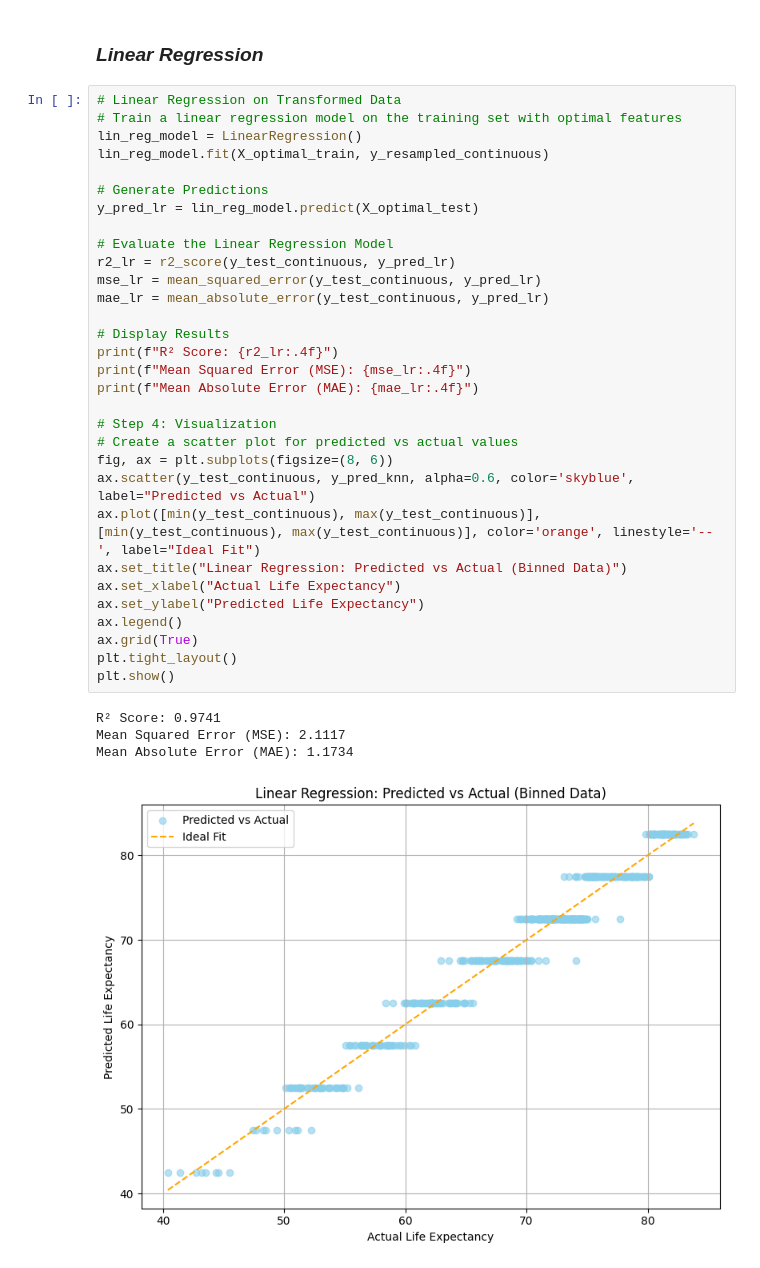
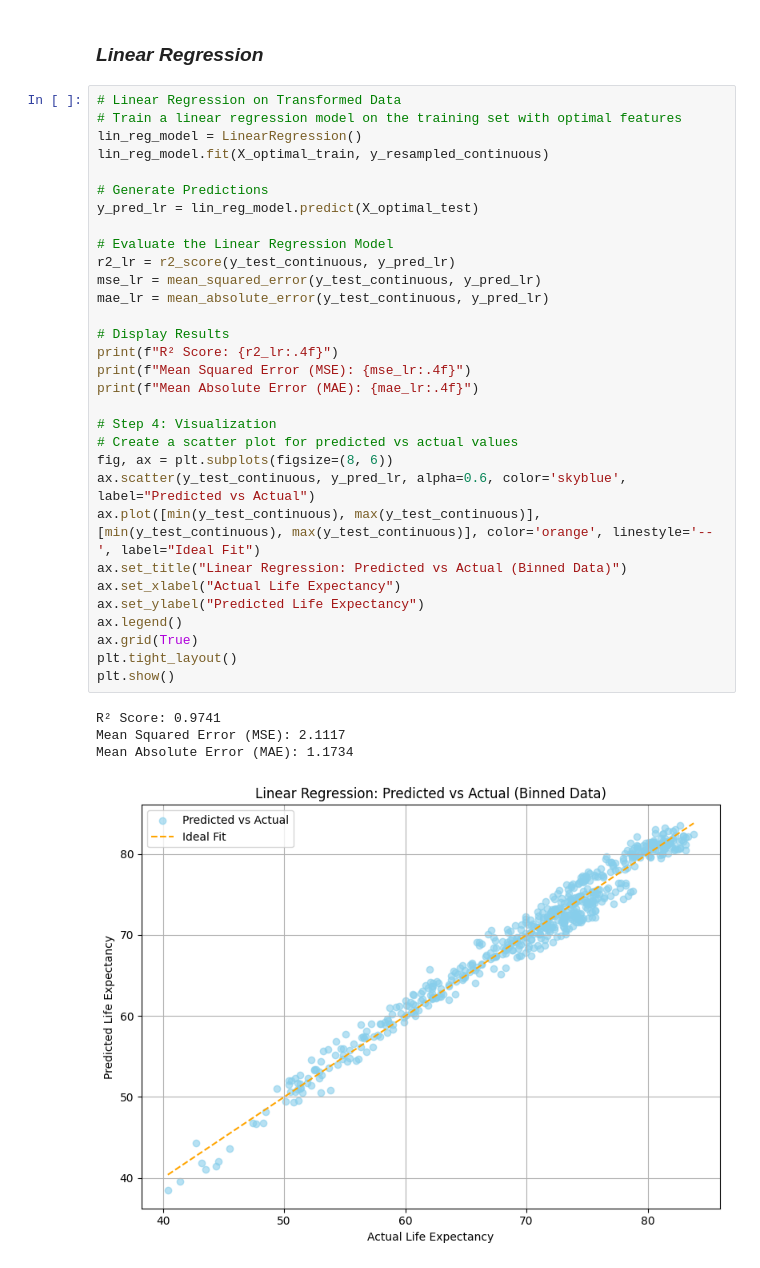
Before and after one commit to malinhauglandh/life-expectancy-prediction, a Jupyter notebook: eda/feature_selection_binning.ipynb, the cells around one changed output. Cells and saved outputs as stored; diff of their text form.

Commit message:
Fixed plot for lin reg

```diff
--- a/eda/feature_selection_binning.ipynb
+++ b/eda/feature_selection_binning.ipynb
@@ -772,32 +772,32 @@ lin_reg_model = LinearRegression()
 lin_reg_model.fit(X_optimal_train, y_resampled_continuous)
 
 # Generate Predictions
 y_pred_lr = lin_reg_model.predict(X_optimal_test)
 
 # Evaluate the Linear Regression Model
 r2_lr = r2_score(y_test_continuous, y_pred_lr)
 mse_lr = mean_squared_error(y_test_continuous, y_pred_lr)
 mae_lr = mean_absolute_error(y_test_continuous, y_pred_lr)
 
 # Display Results
 print(f"R² Score: {r2_lr:.4f}")
 print(f"Mean Squared Error (MSE): {mse_lr:.4f}")
 print(f"Mean Absolute Error (MAE): {mae_lr:.4f}")
 
 # Step 4: Visualization
 # Create a scatter plot for predicted vs actual values
 fig, ax = plt.subplots(figsize=(8, 6))
-ax.scatter(y_test_continuous, y_pred_knn, alpha=0.6, color='skyblue', label="Predicted vs Actual")
+ax.scatter(y_test_continuous, y_pred_lr, alpha=0.6, color='skyblue', label="Predicted vs Actual")
 ax.plot([min(y_test_continuous), max(y_test_continuous)], [min(y_test_continuous), max(y_test_continuous)], color='orange', linestyle='--', label="Ideal Fit")
 ax.set_title("Linear Regression: Predicted vs Actual (Binned Data)")
 ax.set_xlabel("Actual Life Expectancy")
 ax.set_ylabel("Predicted Life Expectancy")
 ax.legend()
 ax.grid(True)
 plt.tight_layout()
 plt.show()
 # %% [output]
 R² Score: 0.9741
 Mean Squared Error (MSE): 2.1117
 Mean Absolute Error (MAE): 1.1734
-[figure, old version]
+[figure, new version]
```
